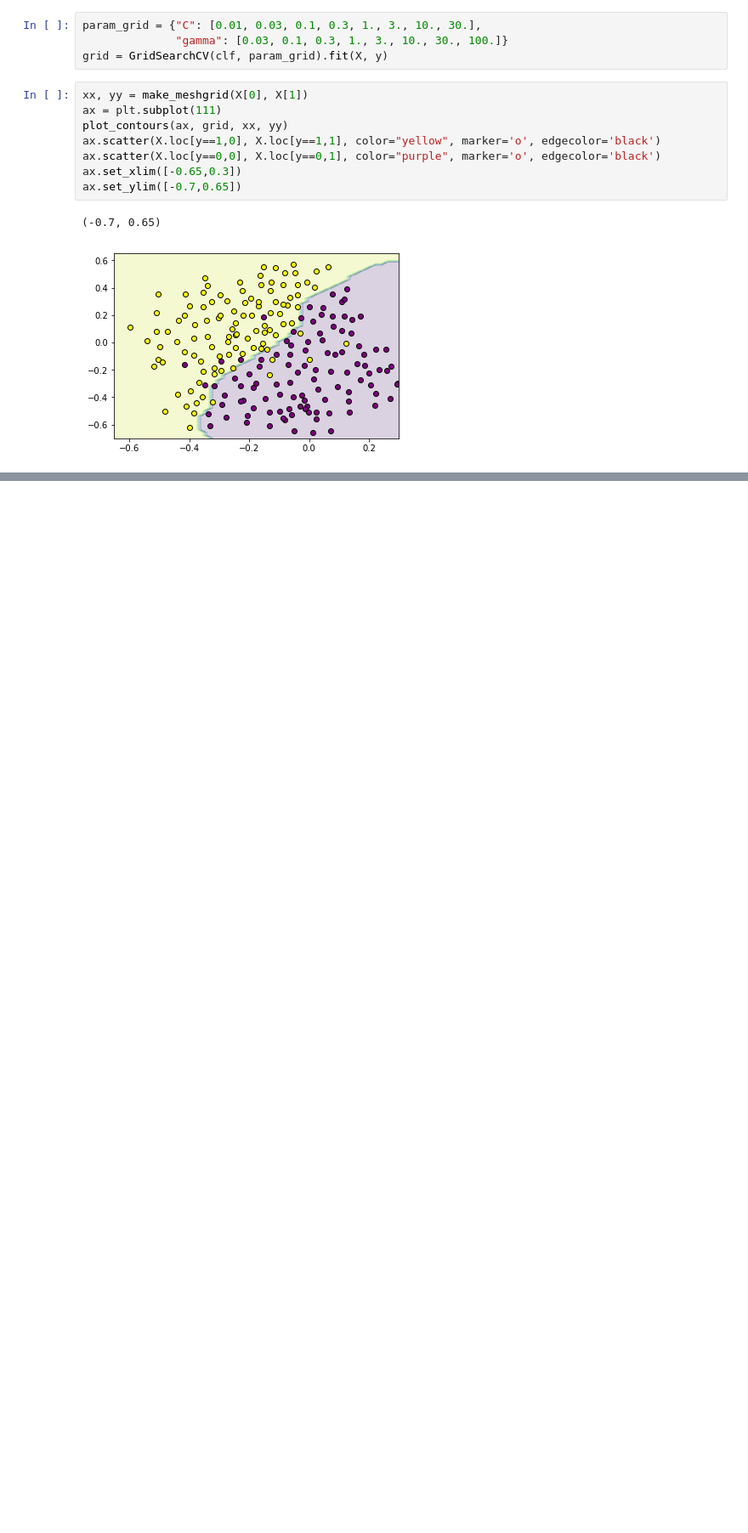
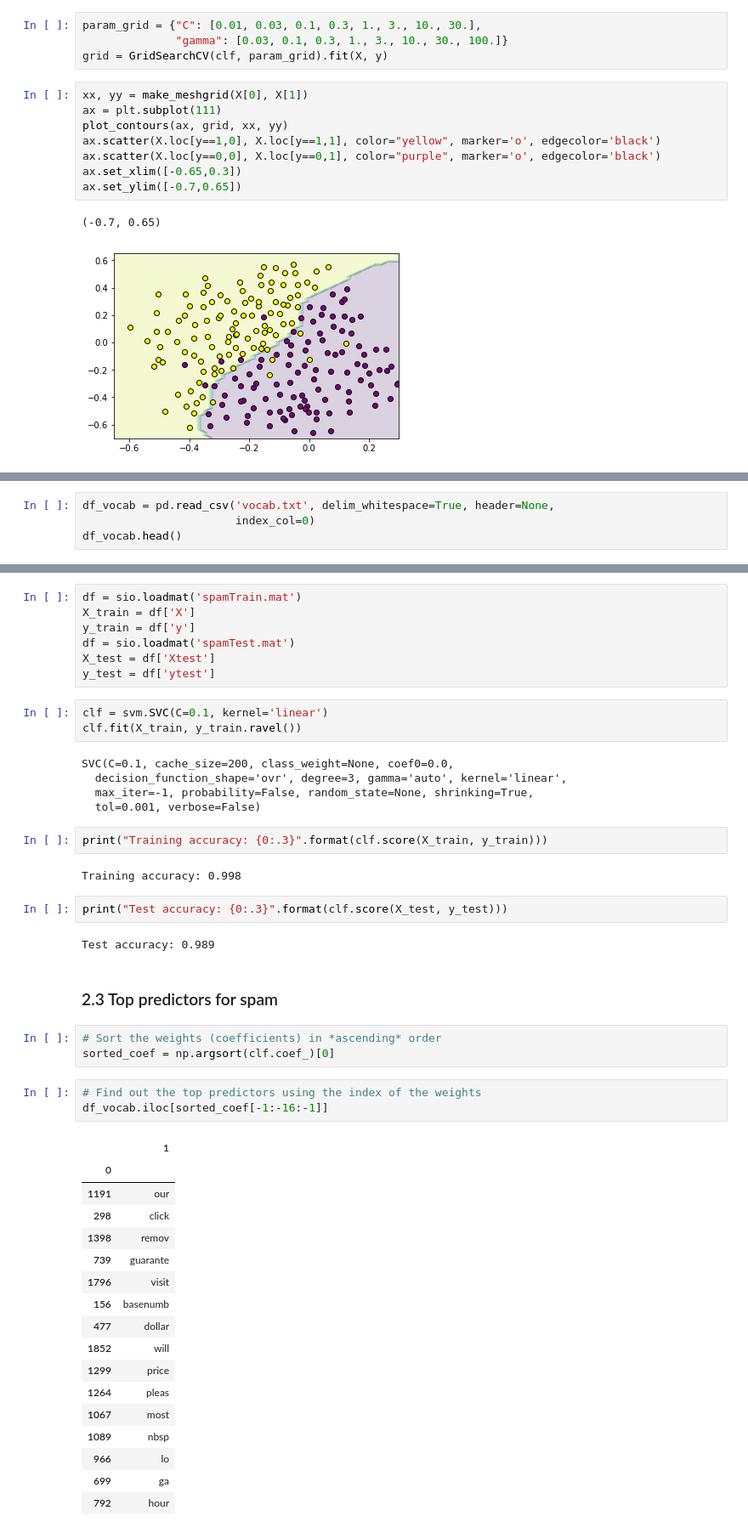
Before and after one commit to wesbarnett/MachineLearning, a Jupyter notebook: Support Vector Machines.ipynb, the cells around one changed output, grey strips where cells are left out. Shown at 85% size. Saved outputs shown, nothing was run; the diff lists cells and outputs as text; blank space fills up the shorter version.

Commit message:
add spam classification

```diff
--- a/Support Vector Machines.ipynb
+++ b/Support Vector Machines.ipynb
@@ -151,0 +164,4 @@ TODO
+# %%
+df_vocab = pd.read_csv('vocab.txt', delim_whitespace=True, header=None,
+                       index_col=0)
+df_vocab.head()
@@ -151,0 +200,49 @@ TODO
+# %%
+df = sio.loadmat('spamTrain.mat')
+X_train = df['X']
+y_train = df['y']
+df = sio.loadmat('spamTest.mat')
+X_test = df['Xtest']
+y_test = df['ytest']
+# %%
+clf = svm.SVC(C=0.1, kernel='linear')
+clf.fit(X_train, y_train.ravel())
+# %% [output]
+SVC(C=0.1, cache_size=200, class_weight=None, coef0=0.0,
+  decision_function_shape='ovr', degree=3, gamma='auto', kernel='linear',
+  max_iter=-1, probability=False, random_state=None, shrinking=True,
+  tol=0.001, verbose=False)
+# %%
+print("Training accuracy: {0:.3}".format(clf.score(X_train, y_train)))
+# %% [output]
+Training accuracy: 0.998
+# %%
+print("Test accuracy: {0:.3}".format(clf.score(X_test, y_test)))
+# %% [output]
+Test accuracy: 0.989
+# %% [markdown]
+### 2.3 Top predictors for spam
+# %%
+# Sort the weights (coefficients) in *ascending* order
+sorted_coef = np.argsort(clf.coef_)[0]
+# %%
+# Find out the top predictors using the index of the weights
+df_vocab.iloc[sorted_coef[-1:-16:-1]]
+# %% [output]
+|  | 1 |
+| 0 |  |
+| 1191 | our |
+| 298 | click |
+| 1398 | remov |
+| 739 | guarante |
+| 1796 | visit |
+| 156 | basenumb |
+| 477 | dollar |
+| 1852 | will |
+| 1299 | price |
+| 1264 | pleas |
+| 1067 | most |
+| 1089 | nbsp |
+| 966 | lo |
+| 699 | ga |
+| 792 | hour |
```
Also changed, not shown: parts of 14 cells of this notebook, 7 other files.
